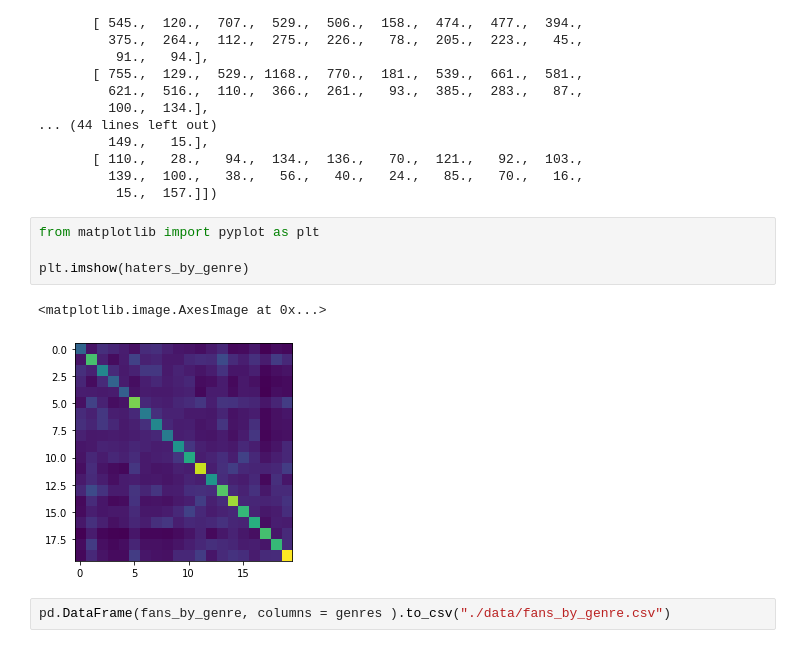
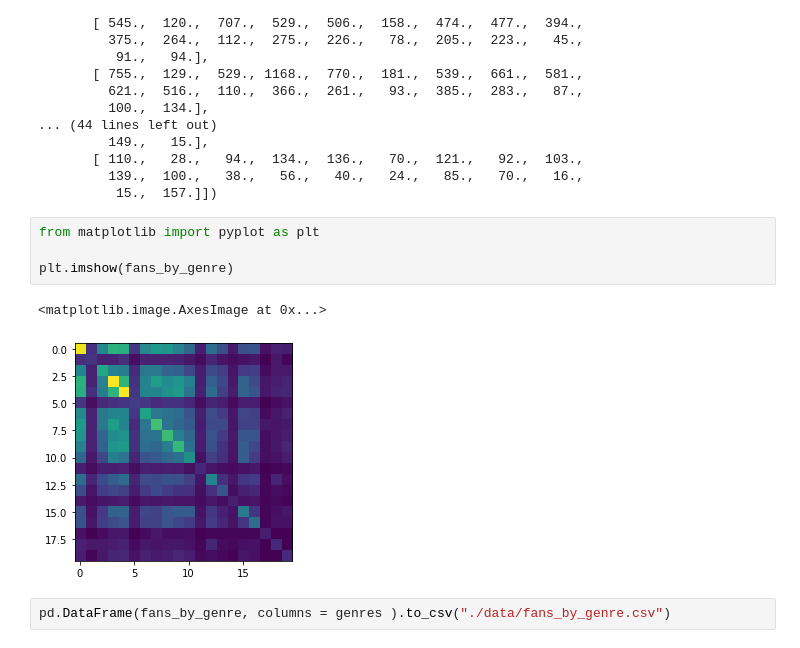
Before and after one commit to AutomnePAN/INF552-anime-visualisation, a Jupyter notebook: data_cluster.ipynb, the cells around one changed output. Saved outputs shown, nothing was run; the diff lists cells and outputs as text.

```diff
--- a/data_cluster.ipynb
+++ b/data_cluster.ipynb
@@ -394,10 +398,10 @@ array([[1152.,  171.,  545.,  755.,  745.,  197.,  563.,  645.,  618.,
 # %%
 from matplotlib import pyplot as plt
 
-plt.imshow(haters_by_genre)
+plt.imshow(fans_by_genre)
 # %% [output]
 <matplotlib.image.AxesImage at 0x...>
-[figure, old version]
+[figure, new version]
 # %%
 pd.DataFrame(fans_by_genre, columns = genres ).to_csv("./data/fans_by_genre.csv")
 # %%
```
Also changed, not shown: parts of 2 cells of this notebook, 4 other files.
